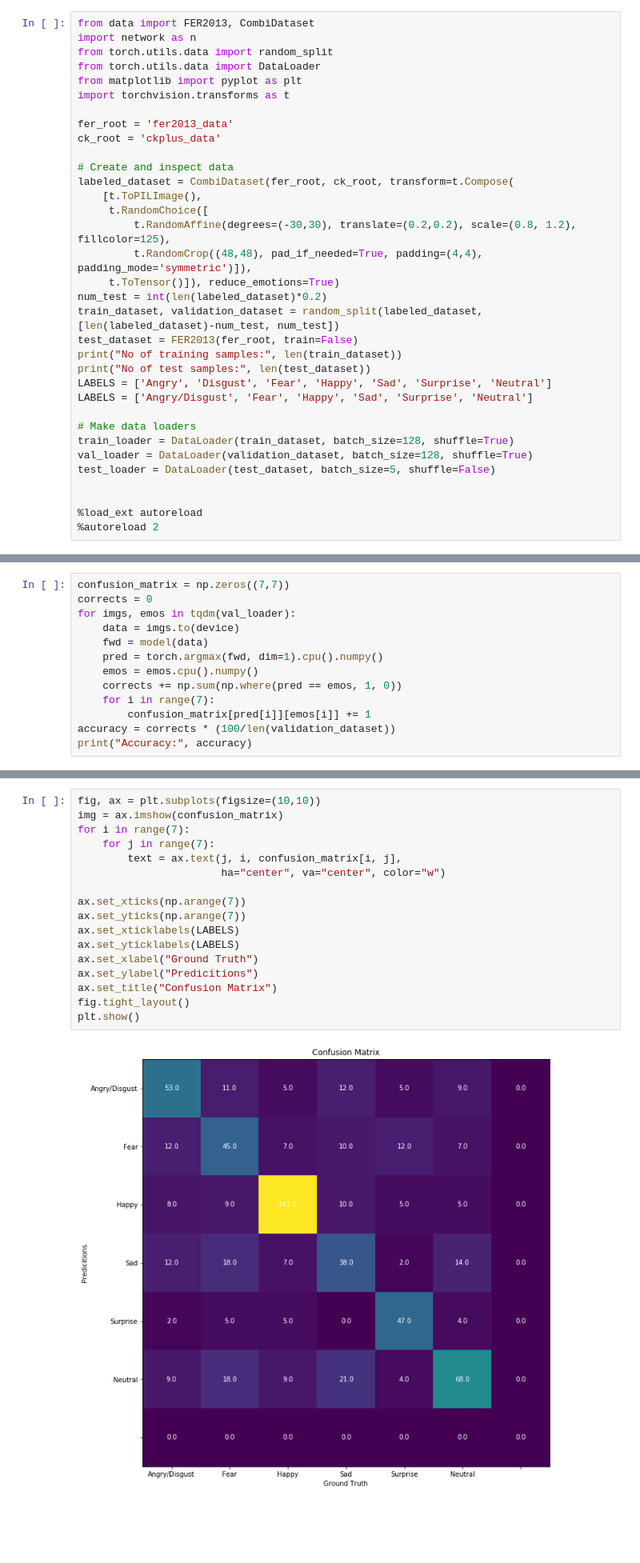
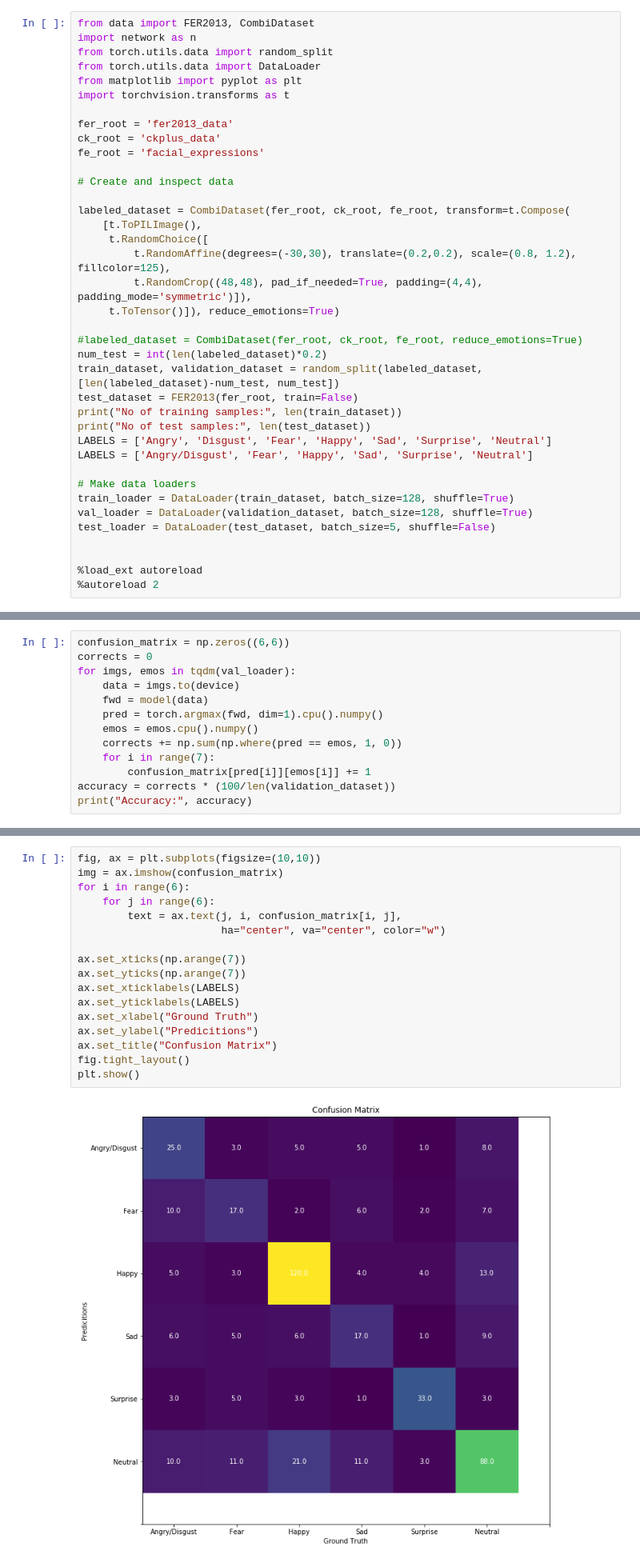
Before and after one commit to SirrahErydya/EmotionalRide, a Jupyter notebook: EmotionDetection/EmotionDetector.ipynb, the cells around one changed output, grey strips where cells are left out. Shown at 80% size. Saved outputs shown, nothing was run; the diff lists cells and outputs as text; blank space fills up the shorter version.

```diff
--- a/EmotionDetection/EmotionDetector.ipynb
+++ b/EmotionDetection/EmotionDetector.ipynb
@@ -15,14 +15,18 @@ import torchvision.transforms as t
 
 fer_root = 'fer2013_data'
 ck_root = 'ckplus_data'
+fe_root = 'facial_expressions'
 
 # Create and inspect data
-labeled_dataset = CombiDataset(fer_root, ck_root, transform=t.Compose(
+
+labeled_dataset = CombiDataset(fer_root, ck_root, fe_root, transform=t.Compose(
     [t.ToPILImage(),
      t.RandomChoice([
          t.RandomAffine(degrees=(-30,30), translate=(0.2,0.2), scale=(0.8, 1.2), fillcolor=125),
          t.RandomCrop((48,48), pad_if_needed=True, padding=(4,4), padding_mode='symmetric')]),
      t.ToTensor()]), reduce_emotions=True)
+
+#labeled_dataset = CombiDataset(fer_root, ck_root, fe_root, reduce_emotions=True)
 num_test = int(len(labeled_dataset)*0.2)
 train_dataset, validation_dataset = random_split(labeled_dataset, [len(labeled_dataset)-num_test, num_test])
 test_dataset = FER2013(fer_root, train=False)
@@ -126,7 +122,7 @@ plt.show()
 # %% [output]
 [figure]
 # %%
-confusion_matrix = np.zeros((7,7))
+confusion_matrix = np.zeros((6,6))
 corrects = 0
 for imgs, emos in tqdm(val_loader):
     data = imgs.to(device)
@@ -143,19 +139,19 @@ Accuracy: 58.1003704951162
 # %%
 fig, ax = plt.subplots(figsize=(10,10))
 img = ax.imshow(confusion_matrix)
-for i in range(7):
-    for j in range(7):
+for i in range(6):
+    for j in range(6):
         text = ax.text(j, i, confusion_matrix[i, j],
                        ha="center", va="center", color="w")
 
 ax.set_xticks(np.arange(7))
 ax.set_yticks(np.arange(7))
 ax.set_xticklabels(LABELS)
 ax.set_yticklabels(LABELS)
 ax.set_xlabel("Ground Truth")
 ax.set_ylabel("Predicitions")
 ax.set_title("Confusion Matrix")
 fig.tight_layout()
 plt.show()
 # %% [output]
-[figure, old version]
+[figure, new version]
```
Also changed, not shown: parts of 4 cells of this notebook, 1 other file.
